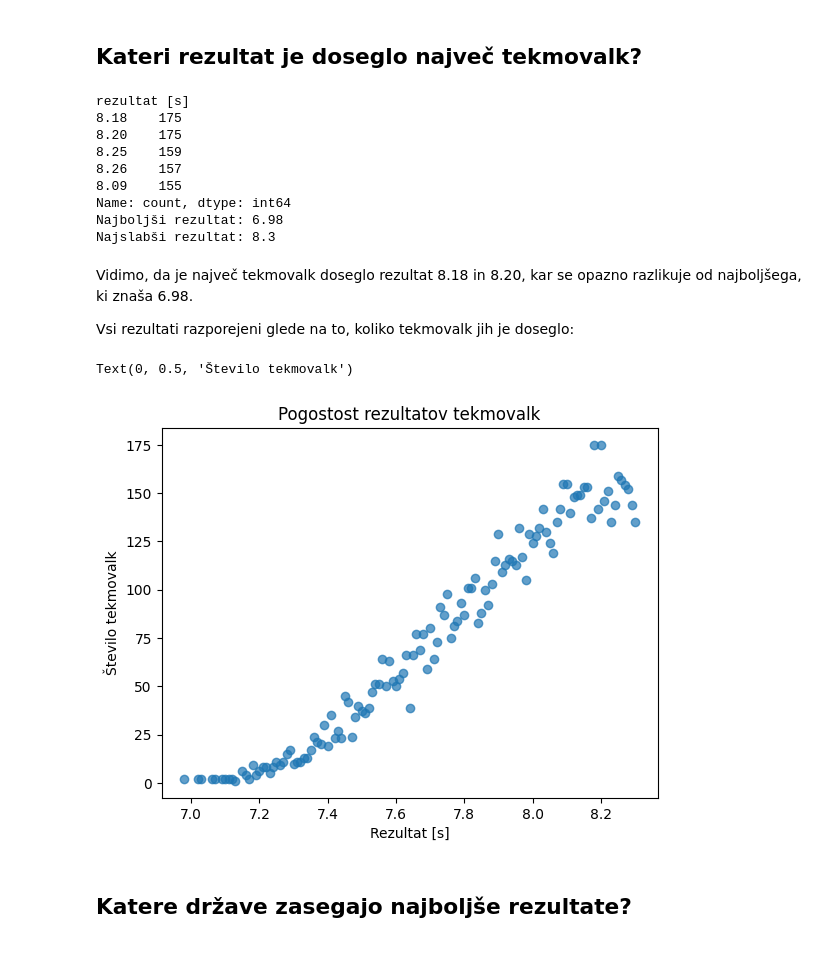
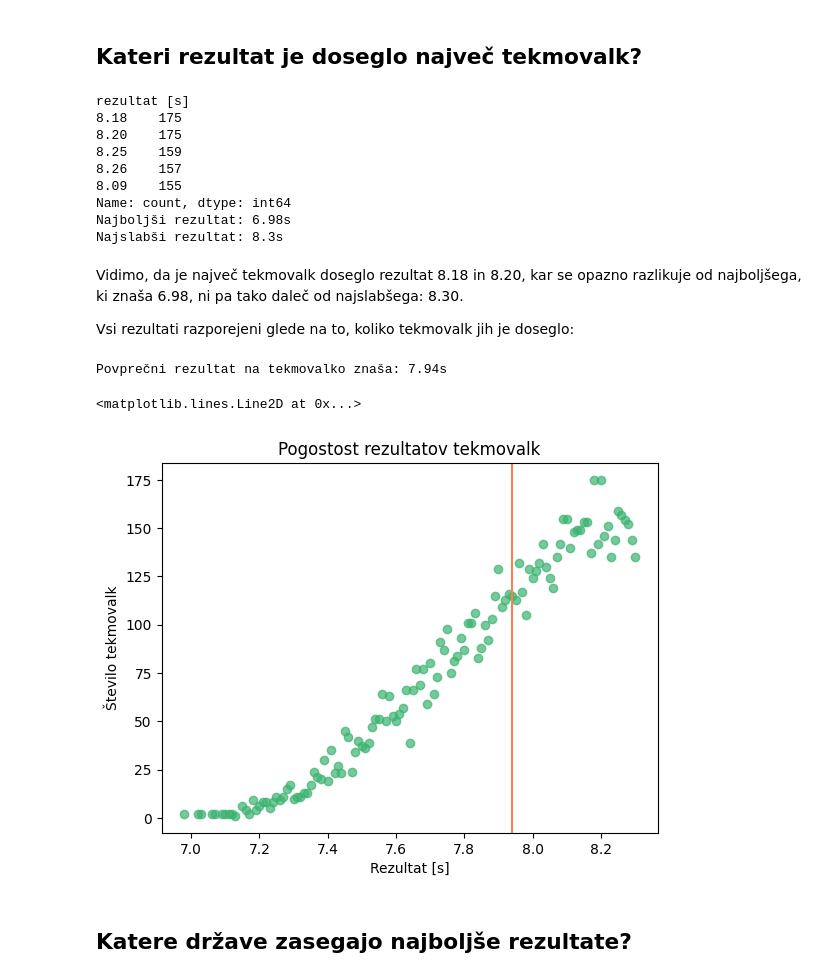
Before and after one commit to sarapolajnar/Projektna-naloga-UVP, a Jupyter notebook: analiza.ipynb, the cells around one changed output. Saved outputs shown, nothing was run; the diff lists cells and outputs as text; code cells hidden in the pictures.

```diff
--- a/analiza.ipynb
+++ b/analiza.ipynb
@@ -33,18 +33,18 @@ tabela_podatkov
 # %% [markdown]
 ## Kateri rezultat je doseglo največ tekmovalk?
 # %%
-def st_tekmovalk_na_rezultat(tabela):
-    tabela['rezultat [s]'] = tabela['rezultat [s]'].astype(float)
-    pogostost_rezultatov = tabela['rezultat [s]'].value_counts()
+def st_tekmovalk_na_rezultat(tabela):                                   #koliko tekmovalk je doseglo posamezen rezultat
+    tabela['rezultat [s]'] = tabela['rezultat [s]'].astype(float)       #rezultat spremeni v stevilko
+    pogostost_rezultatov = tabela['rezultat [s]'].value_counts()        #kolikokrat se posamezna vrednost pojavi
 
     return pogostost_rezultatov
 
 najnizji_rezultat = tabela_podatkov['rezultat [s]'].min()
 najvisji_rezultat = tabela_podatkov['rezultat [s]'].max()
 
-print(st_tekmovalk_na_rezultat(tabela_podatkov).head(5))
-print(f'Najboljši rezultat: {najnizji_rezultat}')
-print(f'Najslabši rezultat: {najvisji_rezultat}')
+print(st_tekmovalk_na_rezultat(tabela_podatkov).head(5))                #največkrat zasedenih 5
+print(f'Najboljši rezultat: {najnizji_rezultat}s')
+print(f'Najslabši rezultat: {najvisji_rezultat}s')
 # %% [output]
 rezultat [s]
 8.18    175
@@ -53,21 +53,25 @@ rezultat [s]
 8.26    157
 8.09    155
 Name: count, dtype: int64
-Najboljši rezultat: 6.98
-Najslabši rezultat: 8.3
+Najboljši rezultat: 6.98s
+Najslabši rezultat: 8.3s
 # %% [markdown]
-Vidimo, da je največ tekmovalk doseglo rezultat 8.18 in 8.20, kar se opazno razlikuje od najboljšega, ki znaša 6.98.
+Vidimo, da je največ tekmovalk doseglo rezultat 8.18 in 8.20, kar se opazno razlikuje od najboljšega, ki znaša 6.98, ni pa tako daleč od najslabšega: 8.30.
 
 Vsi rezultati razporejeni glede na to, koliko tekmovalk jih je doseglo:
 # %%
 rezultati = st_tekmovalk_na_rezultat(tabela_podatkov)
+povprecni_rezultat = round(tabela_podatkov['rezultat [s]'].sum() / (tabela_podatkov['rezultat [s]'].index.max() + 1), 2)
+print(f'Povprečni rezultat na tekmovalko znaša: {povprecni_rezultat}s')
 
-plt.scatter(rezultati.index, rezultati.values, alpha=0.7)
+plt.scatter(rezultati.index, rezultati.values, alpha=0.7, color='MediumSeaGreen')       #alpha doloca prosojnost točk
 plt.title('Pogostost rezultatov tekmovalk')
 plt.xlabel('Rezultat [s]')
 plt.ylabel('Število tekmovalk')
+plt.axvline(x=povprecni_rezultat, color='Coral')                                        #dodamo navpično premico povprečja
 # %% [output]
-Text(0, 0.5, 'Število tekmovalk')
+Povprečni rezultat na tekmovalko znaša: 7.94s
+<matplotlib.lines.Line2D at 0x...>
-[figure, old version]
+[figure, new version]
 # %% [markdown]
 ## Katere države zasegajo najboljše rezultate?
```
Also changed, not shown: parts of 8 cells of this notebook.
